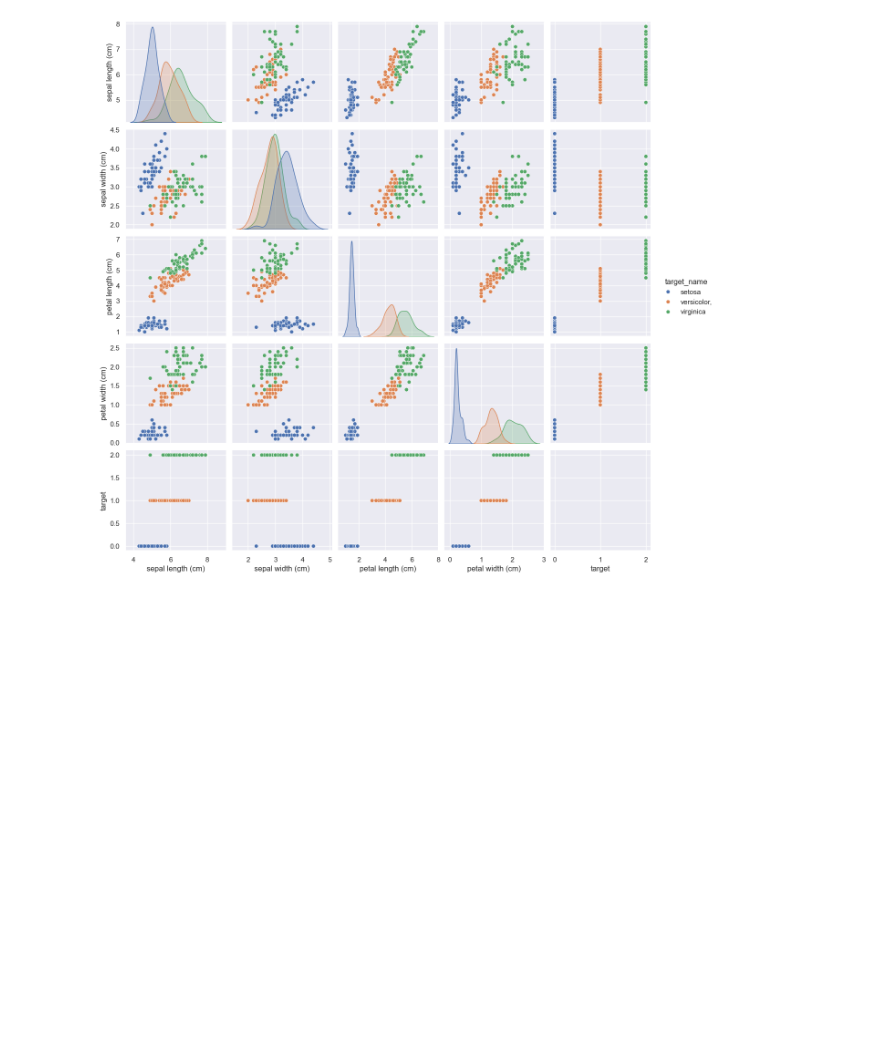
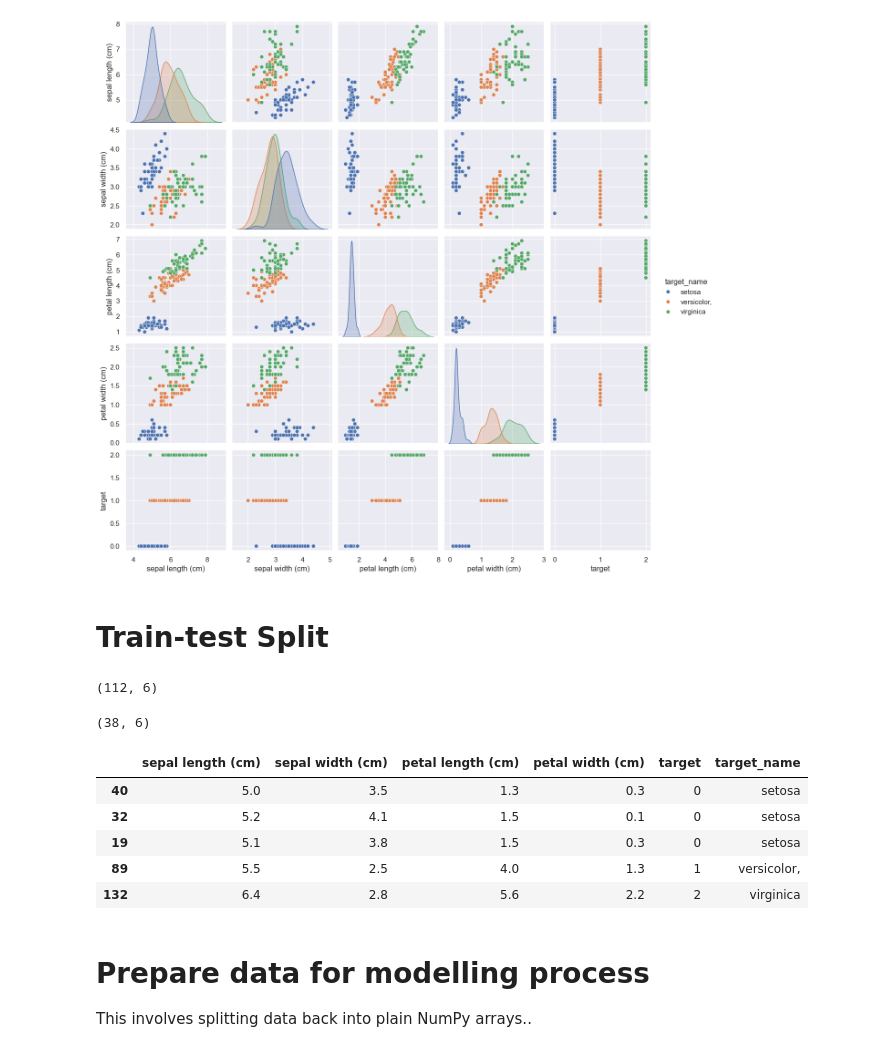
Before and after one commit to omtekyav/IrisDatasetProject, a Jupyter notebook: IrisDataset.ipynb, the cells around one changed output. Cells and saved outputs as stored; diff of their text form; code cells hidden in the pictures; blank space fills up the shorter version.

```diff
--- a/IrisDataset.ipynb
+++ b/IrisDataset.ipynb
@@ -300,3 +300,5 @@ plt.show()
 # %% [output]
 [figure]
 [figure]
+# %% [markdown]
+# Train-test Split
@@ -302,0 +307,24 @@ plt.show()
+# %%
+df_train, df_test = train_test_split(df, test_size=0.25)
+#datanın train ve test olacak şekilde yüzde25'e yüzde 75 olacak şekilde bölünmesini amaçlıyoruz
+# %%
+df_train.shape
+# %% [output]
+(112, 6)
+# %%
+df_test.shape
+# %% [output]
+(38, 6)
+# %%
+df_train.head()
+#indexes mixed
+# %% [output]
+|  | sepal length (cm) | sepal width (cm) | petal length (cm) | petal width (cm) | target | target_name |
+| 40 | 5.0 | 3.5 | 1.3 | 0.3 | 0 | setosa |
+| 32 | 5.2 | 4.1 | 1.5 | 0.1 | 0 | setosa |
+| 19 | 5.1 | 3.8 | 1.5 | 0.3 | 0 | setosa |
+| 89 | 5.5 | 2.5 | 4.0 | 1.3 | 1 | versicolor, |
+| 132 | 6.4 | 2.8 | 5.6 | 2.2 | 2 | virginica |
+# %% [markdown]
+# Prepare data for modelling process
+This involves splitting data back into plain NumPy arrays..
```
Also changed, not shown: parts of 10 cells of this notebook.
